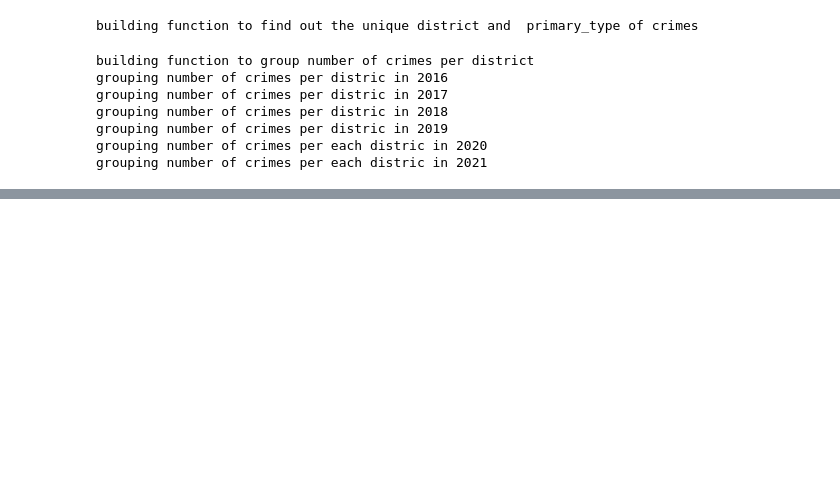
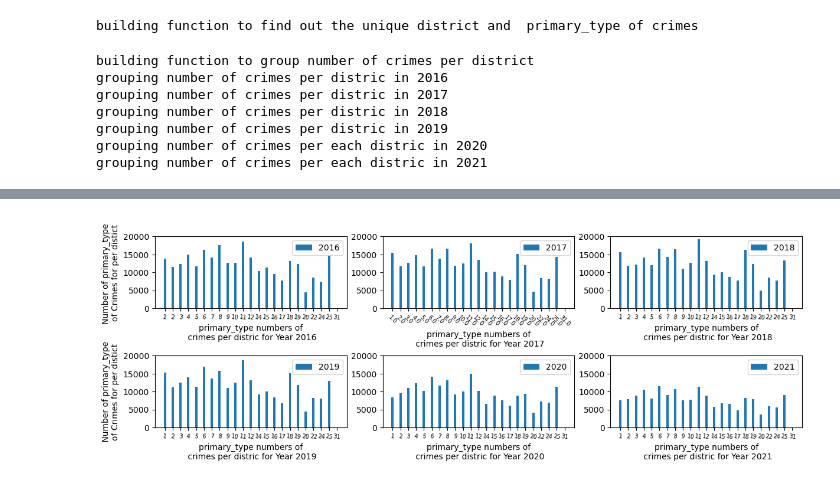
Before and after one commit to DSE-511-Chicago-Crime/Data-Analysis, a Jupyter notebook: scripts/newver-Copy1.ipynb, the cells around one changed output, grey strips where cells are left out. Saved outputs shown, nothing was run; the diff lists cells and outputs as text; code cells hidden in the pictures; blank space fills up the shorter version.

```diff
--- a/scripts/newver-Copy1.ipynb
+++ b/scripts/newver-Copy1.ipynb
@@ -193,0 +364,83 @@ plt.show()
+# %%
+#initializing data for plotting the three years,2016,2017, and 2018 befor covid for primary_type of crime per district
+
+fig, ((ax1,ax2,ax3,),(ax4,ax5,ax6)) = plt.subplots(nrows=2, ncols=3,figsize=(12,4))
+
+# Year 2016
+districts_2016=grouped_crim_per_dist_2016.index.to_list()
+y1=np.array(grouped_crim_per_dist_2016['primary_type'])
+x1=np.arange(len(y1))
+ax1.bar(x1,y1,width=0.3,label='2016')
+ax1.set_xticks(x1)
+ax1.set_xticklabels(districts_2016,rotation=-7,fontsize=7)
+ax1.set_ylabel('Number of primary_type \nof Crimes for per distict')
+ax1.set_xlabel('primary_type numbers of\n crimes per distric for Year 2016')
+ax1.legend()
+ax1.set_ylim(0,20000)
+
+# year 2017
+
+districts_2017=grouped_crim_per_dist_2017.index.to_list()
+y2=np.array(grouped_crim_per_dist_2017['primary_type'])
+x2=np.arange(len(y2))
+ax2.bar(x2,y2,width=0.3,label='2017')
+ax2.set_xticks(x2)
+ax2.set_xticklabels(districts_2017,rotation=-45,fontsize=7)
+#ax2.set_ylabel('Number of primary_type of Crimes for per distict')
+ax2.set_xlabel('primary_type numbers of\n crimes per distric for Year 2017')
+ax2.legend()
+ax2.set_ylim(0,20000)
+
+# Year 2018
+districts_2018=grouped_crim_per_dist_2018.index.to_list()
+y3=np.array(grouped_crim_per_dist_2018['primary_type'])
+x3=np.arange(len(y3))
+ax3.bar(x3,y3,width=0.3,label='2018')
+ax3.set_xticks(x3)
+ax3.set_xticklabels(districts_2018,rotation=-7,fontsize=7)
+#ax3.set_ylabel('Number of primary_type of Crimes for per distict')
+ax3.set_xlabel('primary_type numbers of\n crimes per distric for Year 2018')
+ax3.legend()
+ax3.set_ylim(0,20000)
+
+#initializing data for plotting the three years,2019,2020, and 2021 during covid-19 for primary_type of crime per district
+
+# Year 2019
+districts_2019= grouped_crim_per_dist_2019.index.to_list()
+y4=np.array(grouped_crim_per_dist_2019['primary_type'])
+x4=np.arange(len(y4))
+ax4.bar(x4,y4,width=0.3,label='2019')
+ax4.set_ylabel(' Number of primary_type \nof Crimes for per distict')
+ax4.set_xticks(x4)
+ax4.set_xticklabels(districts_2019,rotation=-7,fontsize=7)
+ax4.set_xlabel('primary_type numbers of\n crimes per distric for Year 2019')
+ax4.legend()
+ax4.set_ylim(0,20000)
+
+# year 2020
+districts_2020=grouped_crim_per_dist_2020.index.to_list()
+y5=np.array(grouped_crim_per_dist_2020['primary_type'])
+x5=np.arange(len(y5))
+ax5.bar(x5,y5,width=0.3,label='2020')
+ax5.set_xticks(x5)
+ax5.set_xticklabels(districts_2020,rotation=-7,fontsize=7)
+#ax5.set_ylabel('Number of primary_type of Crimes for per distict')
+ax5.set_xlabel('primary_type numbers of\n crimes per distric for Year 2020')
+ax5.legend()
+ax5.set_ylim(0,20000)
+
+# Year 2021
+districts_2021=grouped_crim_per_dist_2021.index.to_list()
+y6=np.array(grouped_crim_per_dist_2021['primary_type'])
+x6=np.arange(len(y6))
+ax6.bar(x6,y6,width=0.3,label='2021')
+ax6.set_xticks(x6)
+ax6.set_xticklabels(districts_2021,rotation=-7,fontsize=7)
+#ax6.set_ylabel('Number of primary_type of Crimes for per distict')
+ax6.set_xlabel('primary_type numbers of\n crimes per distric for Year 2021')
+ax6.legend()
+ax6.set_ylim(0,20000)
+fig.tight_layout(pad=0.5)
+plt.show()
+# %% [output]
+[figure, added]
```
Also changed, not shown: parts of 17 cells of this notebook.
